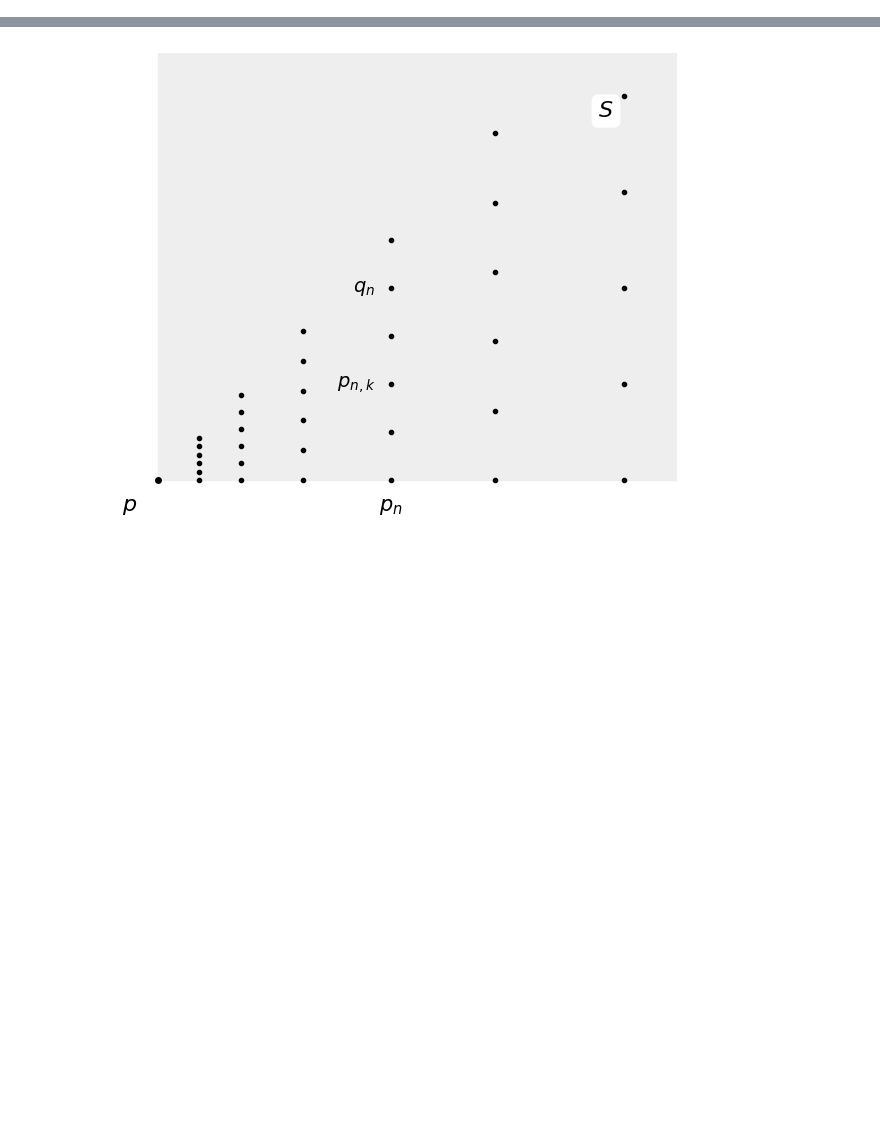
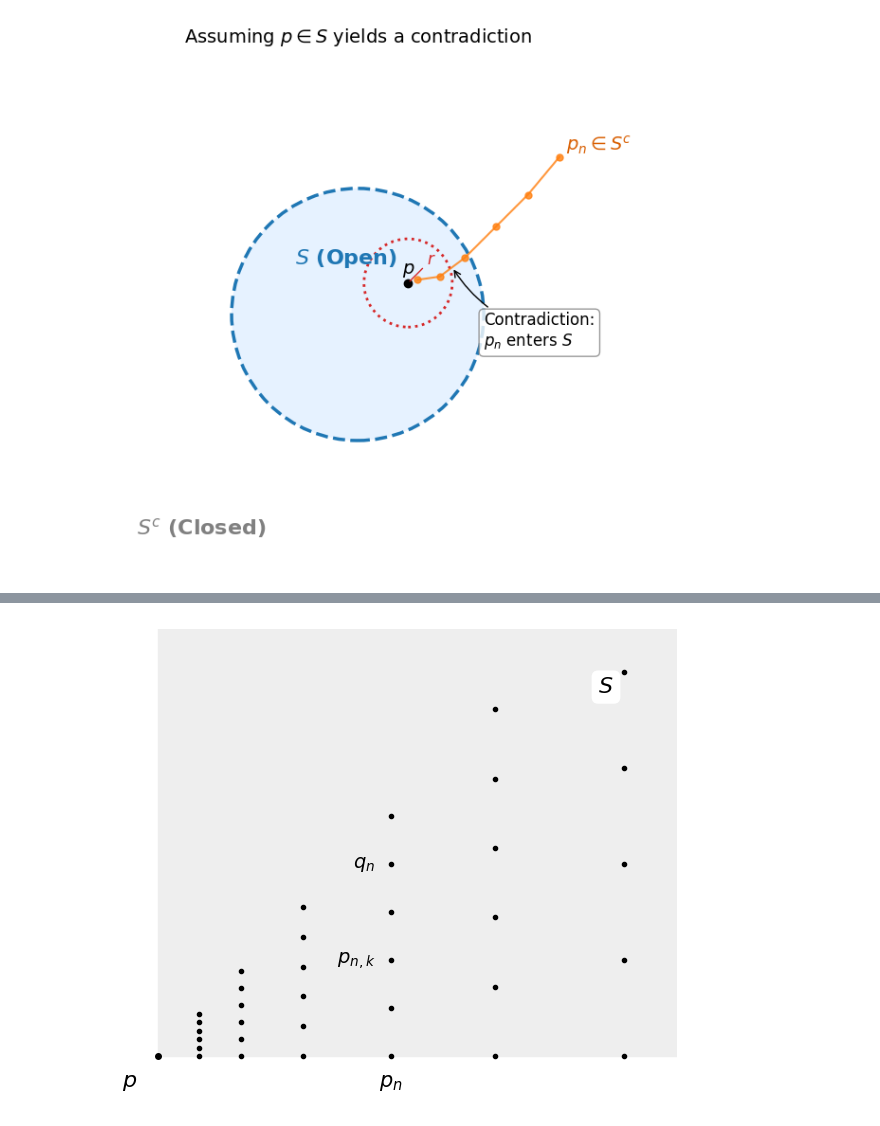
Before and after one commit to rohanishervin/kb, a Jupyter notebook: nodes/metric-space-topology.ipynb, the cells around one changed output, grey strips where cells are left out. Drawn from its saved outputs; the diff is of its cells as text; code cells hidden in the pictures; blank space fills up the shorter version.

```diff
--- a/nodes/metric-space-topology.ipynb
+++ b/nodes/metric-space-topology.ipynb
@@ -158,0 +51,53 @@ This script generates a visual representation of the proof above. It shows how t
+# %%
+import matplotlib.pyplot as plt
+import matplotlib.patches as patches
+import numpy as np
+
+# ==========================================================
+# Proof 1: S is Open => S^c is Closed
+# ==========================================================
+plt.style.use('default')
+fig, ax1 = plt.subplots(figsize=(7, 6), facecolor='white')
+
+# Draw Set S (Open -> dashed boundary)
+S1 = patches.Circle((0, 0), 2, edgecolor='#1f77b4', facecolor='#e6f2ff',
+                    linestyle='--', linewidth=2.5, zorder=1)
+ax1.add_patch(S1)
+
+# Limit point p inside S
+p1_x, p1_y = 0.8, 0.5
+ax1.plot(p1_x, p1_y, 'ko', markersize=6, zorder=3)
+ax1.text(p1_x - 0.1, p1_y + 0.15, '$p$', fontsize=14, zorder=3)
+
+# Neighborhood B_r(p) strictly inside S
+r = 0.7
+neigh1 = patches.Circle((p1_x, p1_y), r, edgecolor='#d62728', facecolor='none',
+                        linestyle=':', linewidth=2, zorder=2)
+ax1.add_patch(neigh1)
+ax1.annotate('$r$', xy=(p1_x, p1_y), xytext=(p1_x + 0.3, p1_y + 0.3),
+             arrowprops=dict(arrowstyle='-', color='#d62728'), color='#d62728', fontsize=12)
+
+# Sequence p_n starting in S^c and converging to p
+pn_x = np.array([3.2, 2.7, 2.2, 1.7, 1.3, 0.95])
+pn_y = np.array([2.5, 1.9, 1.4, 0.9, 0.6, 0.55])
+ax1.plot(pn_x, pn_y, 'o-', color='#ff7f0e', markersize=5, linewidth=1.5, alpha=0.8, zorder=3)
+ax1.text(3.3, 2.6, '$p_n \\in S^c$', fontsize=14, color='#d95f02', fontweight='bold')
+
+# Highlight the contradiction (sequence entering S)
+ax1.annotate('Contradiction:\n$p_n$ enters $S$', xy=(1.5, 0.75), xytext=(2.0, -0.5),
+             arrowprops=dict(facecolor='black', arrowstyle='->', connectionstyle="arc3,rad=-0.2"),
+             fontsize=12, bbox=dict(boxstyle="round,pad=0.3", fc="white", ec="gray", alpha=0.8))
+
+# Labels
+ax1.text(-1.0, 0.8, '$S$ (Open)', fontsize=16, color='#1f77b4', fontweight='bold')
+ax1.text(-3.5, -3.5, '$S^c$ (Closed)', fontsize=16, color='gray', fontweight='bold')
+ax1.set_title("Assuming $p \\in S$ yields a contradiction", fontsize=14, pad=15)
+ax1.set_xlim(-4, 4)
+ax1.set_ylim(-4, 4)
+ax1.set_aspect('equal')
+ax1.axis('off')
+
+plt.tight_layout()
+plt.show()
+# %% [output]
+[figure, added]
```
Also changed, not shown: parts of 4 cells of this notebook.
